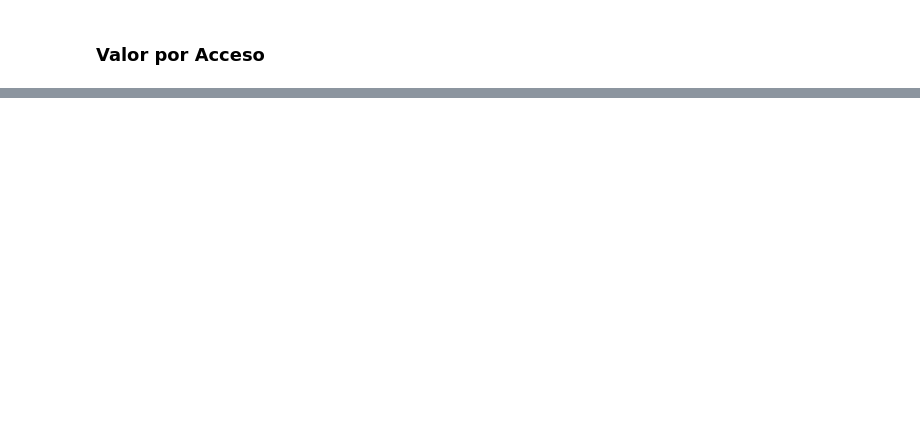
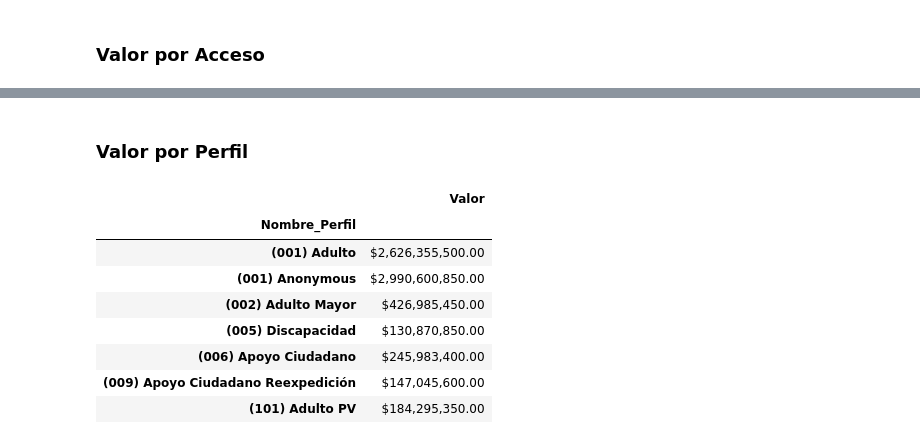
Before and after one commit to Kolozuz/data-analysis-seti-2024, a Jupyter notebook: main.ipynb, the cells around one changed output, grey strips where cells are left out. Cells and saved outputs as stored; diff of their text form; code cells hidden in the pictures; blank space fills up the shorter version.

```diff
--- a/main.ipynb
+++ b/main.ipynb
@@ -312,0 +328,16 @@ summary_by_line
+# %% [markdown]
+### Valor por Perfil
+# %%
+summary_by_profile = op_df.pivot_table("Valor", index="Nombre_Perfil", aggfunc="sum", observed=False)
+summary_by_profile["Valor"] = summary_by_profile["Valor"].apply(to_currency)
+summary_by_profile
+# %% [output]
+|  | Valor |
+| Nombre_Perfil |  |
+| (001) Adulto | $2,626,355,500.00 |
+| (001) Anonymous | $2,990,600,850.00 |
+| (002) Adulto Mayor | $426,985,450.00 |
+| (005) Discapacidad | $130,870,850.00 |
+| (006) Apoyo Ciudadano | $245,983,400.00 |
+| (009) Apoyo Ciudadano Reexpedición | $147,045,600.00 |
+| (101) Adulto PV | $184,295,350.00 |
```
Also changed, not shown: parts of 12 cells of this notebook.
